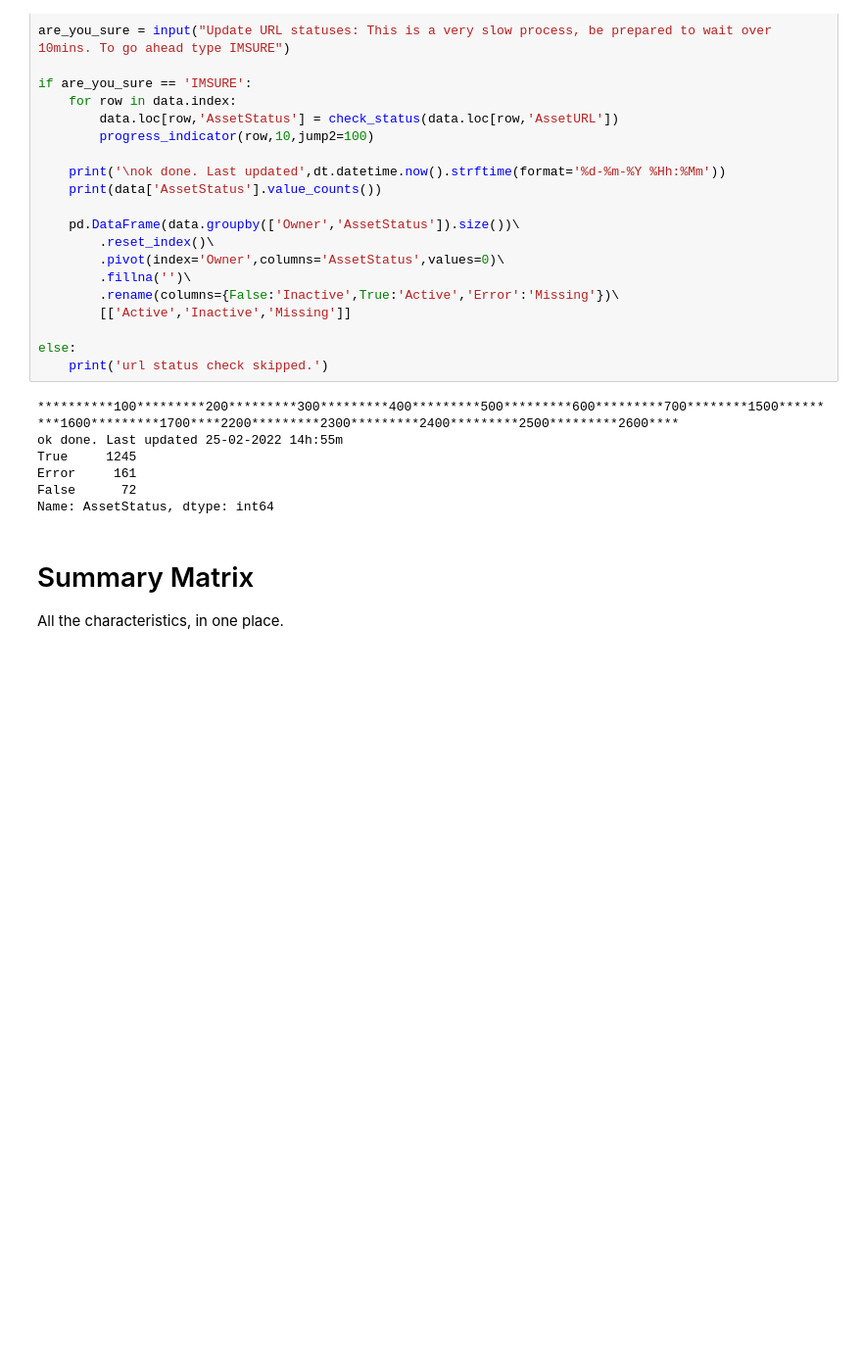
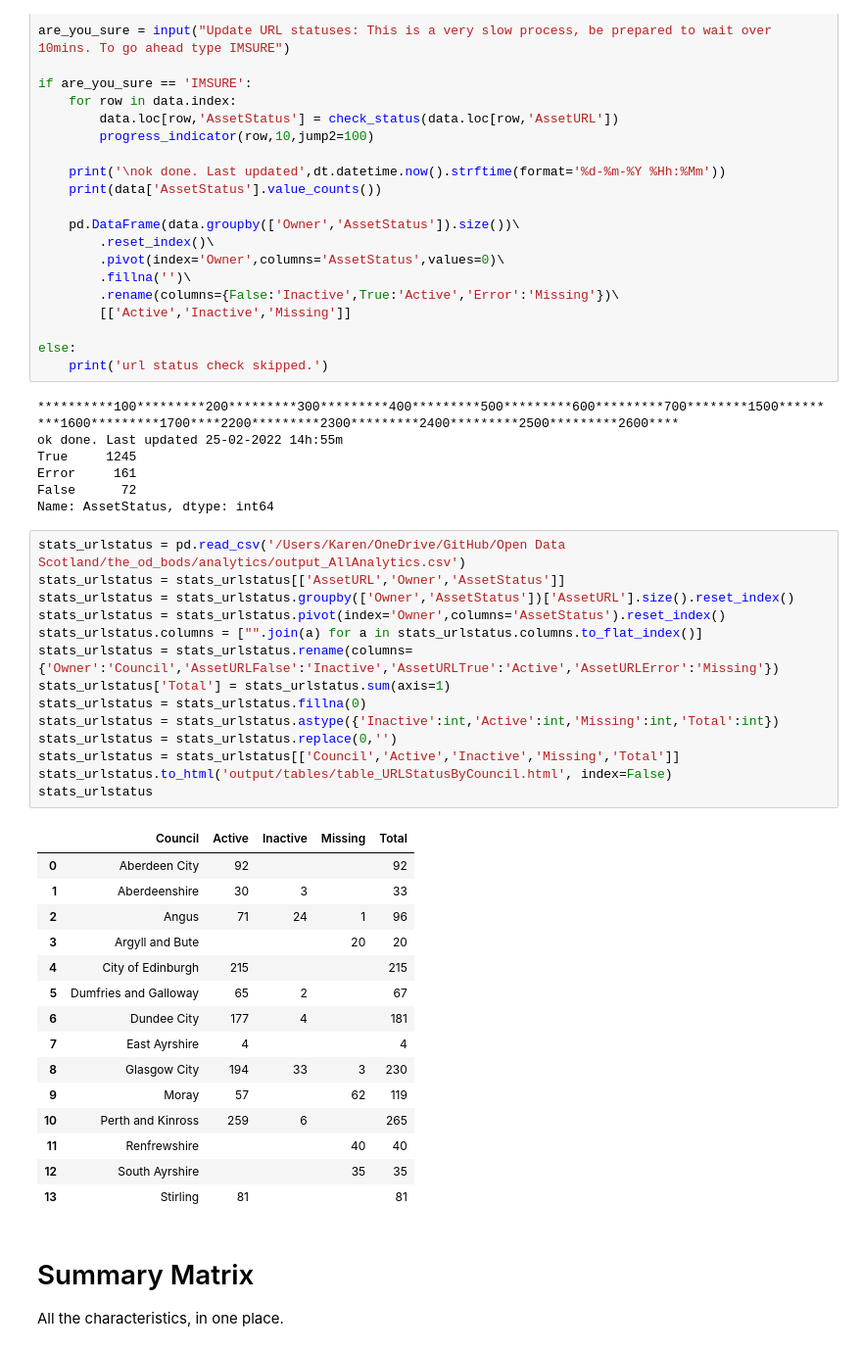
Before and after one commit to OpenDataScotland/the_od_bods, a Jupyter notebook: analytics/analytics.ipynb, the cells around one changed output. Shown: that part at 98% size. Saved outputs shown, nothing was run; the diff lists cells and outputs as text; blank space fills up the shorter version.

Commit message:
added missing URL Status by council table and added table export to html for URL status, summary matrix and scorecard

```diff
--- a/analytics/analytics.ipynb
+++ b/analytics/analytics.ipynb
@@ -651,6 +651,36 @@ True     1245
 Error     161
 False      72
 Name: AssetStatus, dtype: int64
+# %%
+stats_urlstatus = pd.read_csv('/Users/Karen/OneDrive/GitHub/Open Data Scotland/the_od_bods/analytics/output_AllAnalytics.csv')
+stats_urlstatus = stats_urlstatus[['AssetURL','Owner','AssetStatus']]
+stats_urlstatus = stats_urlstatus.groupby(['Owner','AssetStatus'])['AssetURL'].size().reset_index()
+stats_urlstatus = stats_urlstatus.pivot(index='Owner',columns='AssetStatus').reset_index()
+stats_urlstatus.columns = ["".join(a) for a in stats_urlstatus.columns.to_flat_index()]
+stats_urlstatus = stats_urlstatus.rename(columns={'Owner':'Council','AssetURLFalse':'Inactive','AssetURLTrue':'Active','AssetURLError':'Missing'})
+stats_urlstatus['Total'] = stats_urlstatus.sum(axis=1)
+stats_urlstatus = stats_urlstatus.fillna(0)
+stats_urlstatus = stats_urlstatus.astype({'Inactive':int,'Active':int,'Missing':int,'Total':int})
+stats_urlstatus = stats_urlstatus.replace(0,'')
+stats_urlstatus = stats_urlstatus[['Council','Active','Inactive','Missing','Total']]
+stats_urlstatus.to_html('output/tables/table_URLStatusByCouncil.html', index=False)
+stats_urlstatus
+# %% [output]
+|  | Council | Active | Inactive | Missing | Total |
+| 0 | Aberdeen City | 92 |  |  | 92 |
+| 1 | Aberdeenshire | 30 | 3 |  | 33 |
+| 2 | Angus | 71 | 24 | 1 | 96 |
+| 3 | Argyll and Bute |  |  | 20 | 20 |
+| 4 | City of Edinburgh | 215 |  |  | 215 |
+| 5 | Dumfries and Galloway | 65 | 2 |  | 67 |
+| 6 | Dundee City | 177 | 4 |  | 181 |
+| 7 | East Ayrshire | 4 |  |  | 4 |
+| 8 | Glasgow City | 194 | 33 | 3 | 230 |
+| 9 | Moray | 57 |  | 62 | 119 |
+| 10 | Perth and Kinross | 259 | 6 |  | 265 |
+| 11 | Renfrewshire |  |  | 40 | 40 |
+| 12 | South Ayrshire |  |  | 35 | 35 |
+| 13 | Stirling | 81 |  |  | 81 |
 # %% [markdown]
 <a id='summary'></a>
 # Summary Matrix
```
Also changed, not shown: parts of 6 cells of this notebook, 23 other files.
